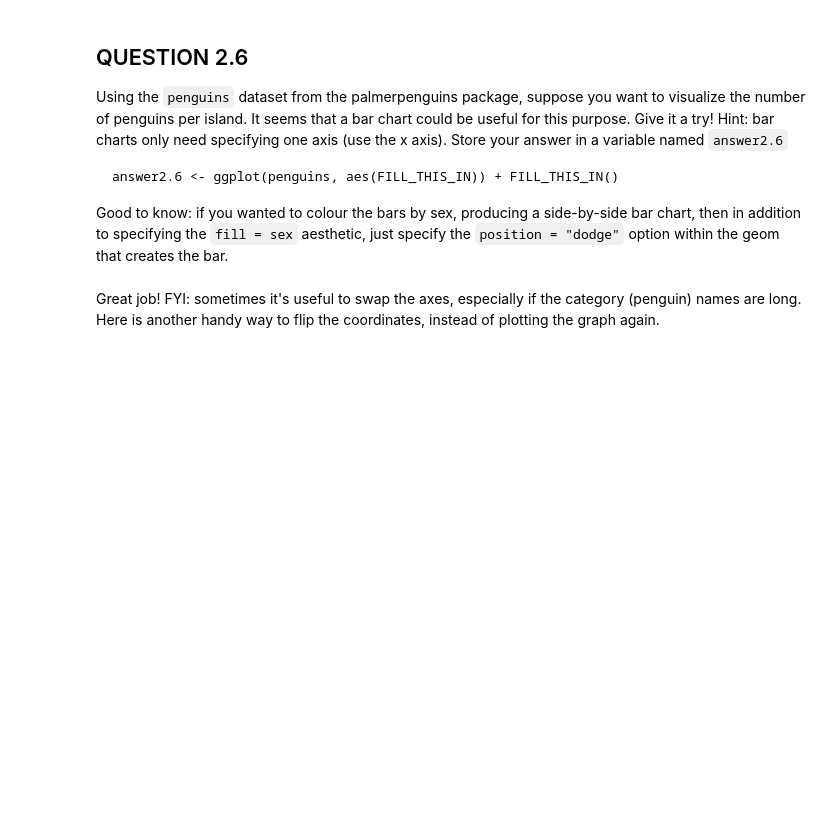
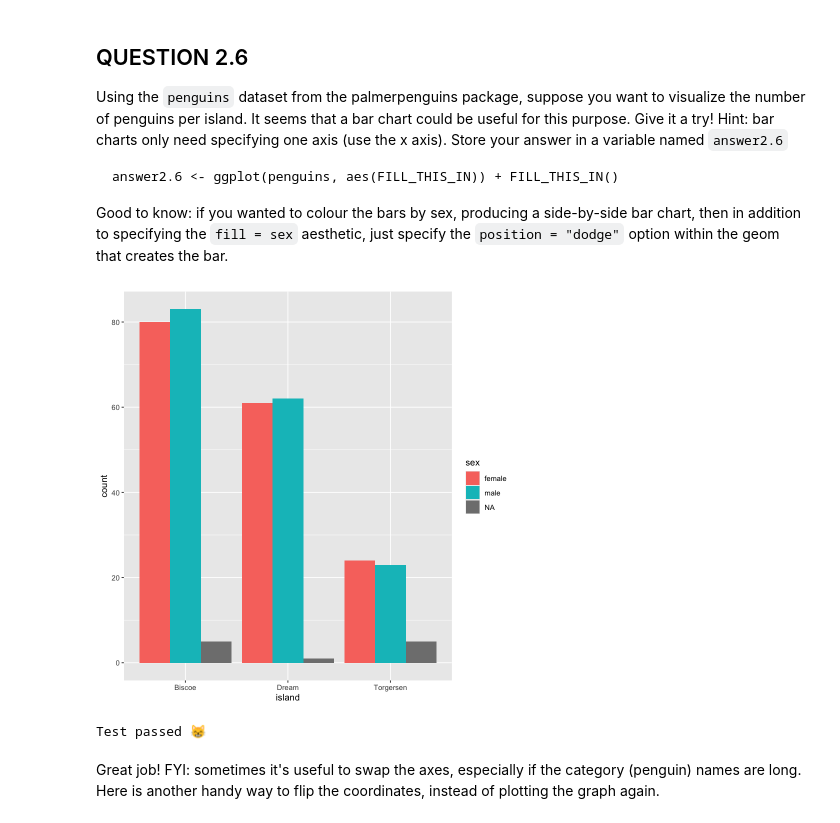
Before and after one commit to annikalaurin/annikalaurin1, a Jupyter notebook: worksheet_a03.ipynb, the cells around one changed output. Drawn from its saved outputs; the diff is of its cells as text; code cells hidden in the pictures; blank space fills up the shorter version.

```diff
--- a/worksheet_a03.ipynb
+++ b/worksheet_a03.ipynb
@@ -348,8 +345,8 @@ Good to know: if you wanted `geom_bar` to specify a _proportion_ instead of a _c
 # %%
 # Produce the plot here.
 # your code here
-answer2.5 <- ggplot(hair,aes(x = Hair, y = after_stat(prop))) +
-                    geom_bar()
+answer2.5 <- ggplot(hair, aes(x = Hair, y = n)) +
+  geom_col()
 # %%
 test_that("Question 2.5", {
     geoms <- answer2.5$layers %>%
@@ -393,8 +384,10 @@ Good to know: if you wanted to colour the bars by sex, producing a side-by-side
 # %%
 # Produce your plot here.
 # your code here
-fail() # No Answer - remove if you provide an answer
+answer2.6 <- ggplot(penguins, aes(x= island, fill = sex)) + geom_bar(position = "dodge")
 print(answer2.6)
+# %% [output]
+[figure, added]
 # %%
 test_that("Question 2.6", {
     expect_true(
@@ -406,6 +399,8 @@ test_that("Question 2.6", {
         "GeomCol" %in% class(answer2.6$layers[[1]]$geom)
     )
 })
+# %% [output]
+Test passed 😸
 # %% [markdown]
 Great job! FYI: sometimes it's useful to swap the axes, especially if the category (penguin) names are long. Here is another handy way to flip the coordinates, instead of plotting the graph again.
 # %%
```
Also changed, not shown: parts of 17 cells of this notebook.
